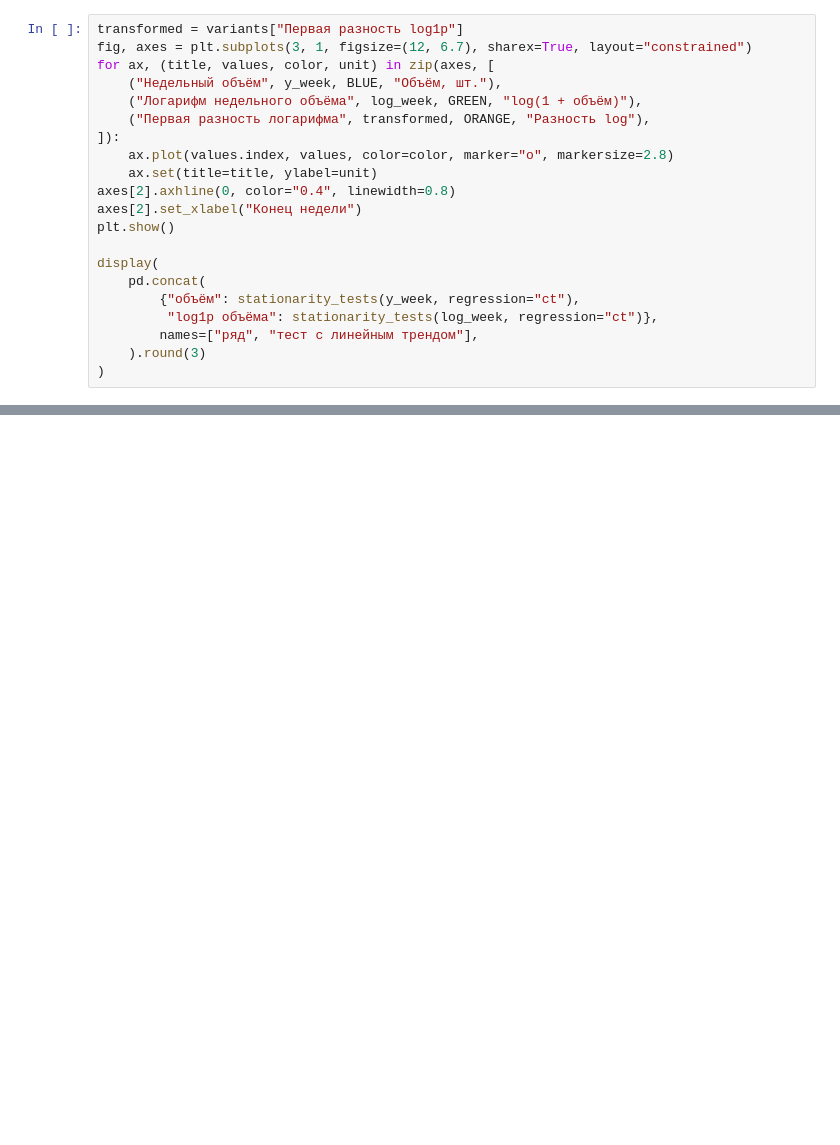
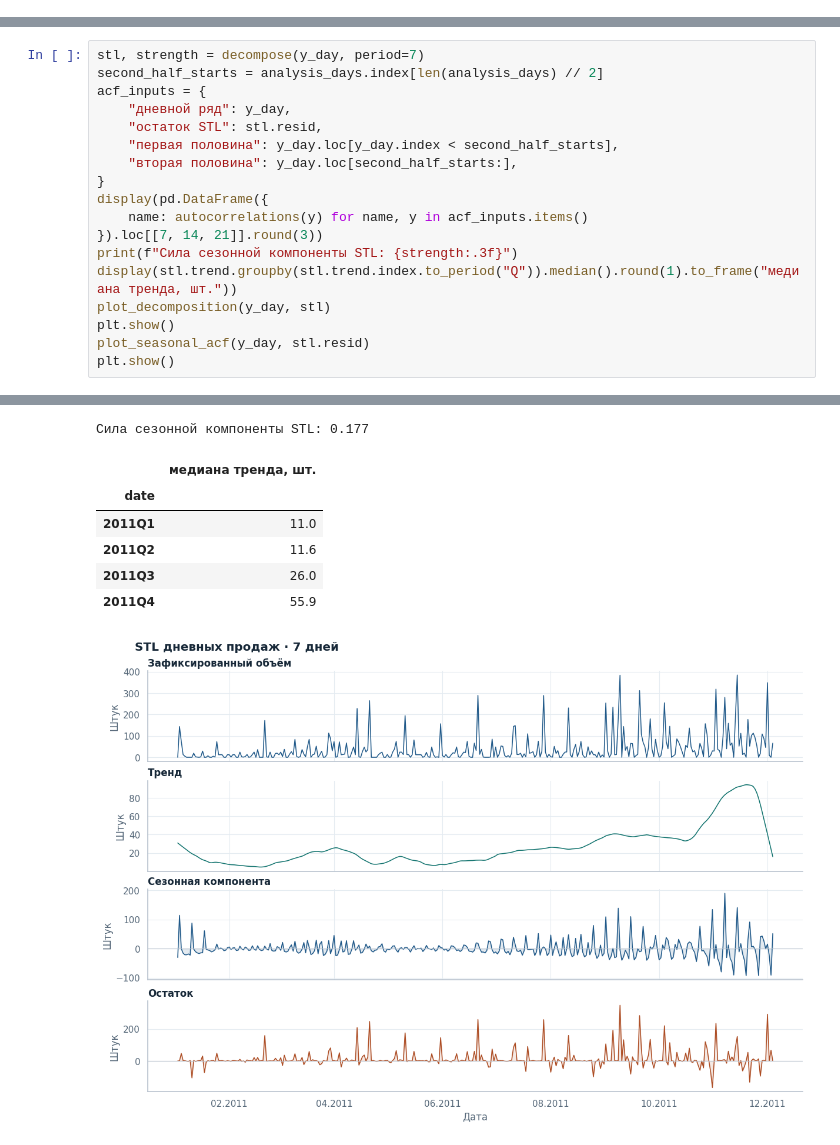
Before and after one commit to BortnikMaxim/online-retail-time-series, a Jupyter notebook: analysis.ipynb, the cells around one changed output, grey strips where cells are left out. Cells and saved outputs as stored; diff of their text form; blank space fills up the shorter version.

```diff
--- a/analysis.ipynb
+++ b/analysis.ipynb
@@ -443,21 +0,0 @@ display(pd.DataFrame({label: variability_comparison(values) for label, values in
-# %%
-transformed = variants["Первая разность log1p"]
-fig, axes = plt.subplots(3, 1, figsize=(12, 6.7), sharex=True, layout="constrained")
-for ax, (title, values, color, unit) in zip(axes, [
-    ("Недельный объём", y_week, BLUE, "Объём, шт."),
-    ("Логарифм недельного объёма", log_week, GREEN, "log(1 + объём)"),
-    ("Первая разность логарифма", transformed, ORANGE, "Разность log"),
-]):
-    ax.plot(values.index, values, color=color, marker="o", markersize=2.8)
-    ax.set(title=title, ylabel=unit)
-axes[2].axhline(0, color="0.4", linewidth=0.8)
-axes[2].set_xlabel("Конец недели")
-plt.show()
-
-display(
-    pd.concat(
-        {"объём": stationarity_tests(y_week, regression="ct"),
-         "log1p объёма": stationarity_tests(log_week, regression="ct")},
-        names=["ряд", "тест с линейным трендом"],
-    ).round(3)
-)
@@ -481,0 +299,19 @@ display(
+# %%
+stl, strength = decompose(y_day, period=7)
+second_half_starts = analysis_days.index[len(analysis_days) // 2]
+acf_inputs = {
+    "дневной ряд": y_day,
+    "остаток STL": stl.resid,
+    "первая половина": y_day.loc[y_day.index < second_half_starts],
+    "вторая половина": y_day.loc[second_half_starts:],
+}
+display(pd.DataFrame({
+    name: autocorrelations(y) for name, y in acf_inputs.items()
+}).loc[[7, 14, 21]].round(3))
+print(f"Сила сезонной компоненты STL: {strength:.3f}")
+display(stl.trend.groupby(stl.trend.index.to_period("Q")).median().round(1).to_frame("медиана тренда, шт."))
+plot_decomposition(y_day, stl)
+plt.show()
+plot_seasonal_acf(y_day, stl.resid)
+plt.show()
+# %% [output]
@@ -481,0 +323,8 @@ display(
+Сила сезонной компоненты STL: 0.177
+|  | медиана тренда, шт. |
+| date |  |
+| 2011Q1 | 11.0 |
+| 2011Q2 | 11.6 |
+| 2011Q3 | 26.0 |
+| 2011Q4 | 55.9 |
+[figure, added]
```
Also changed, not shown: parts of 50 cells of this notebook, 4 other files.
